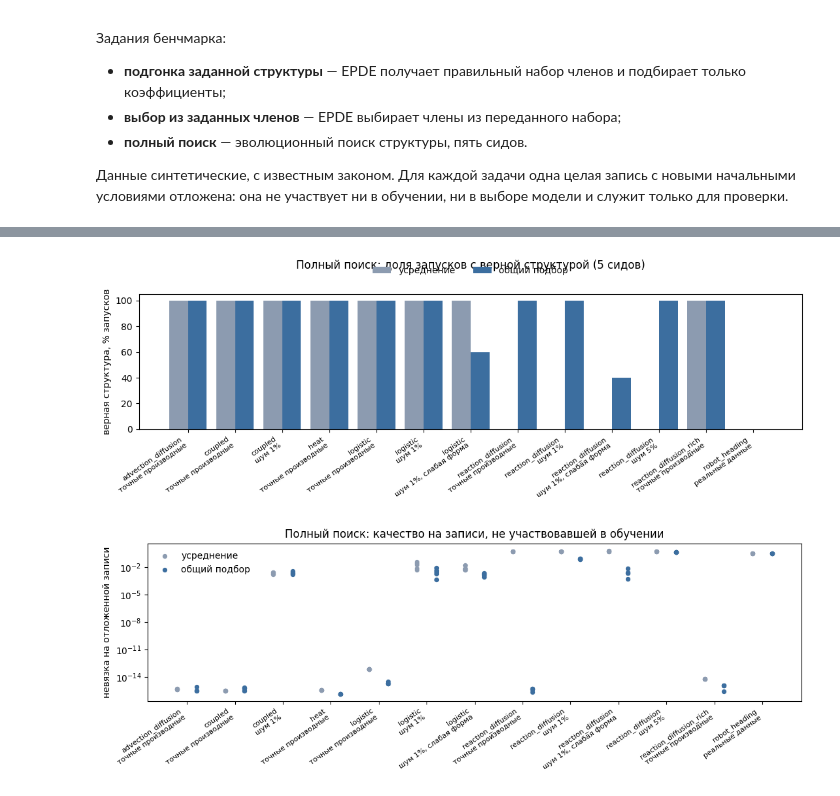
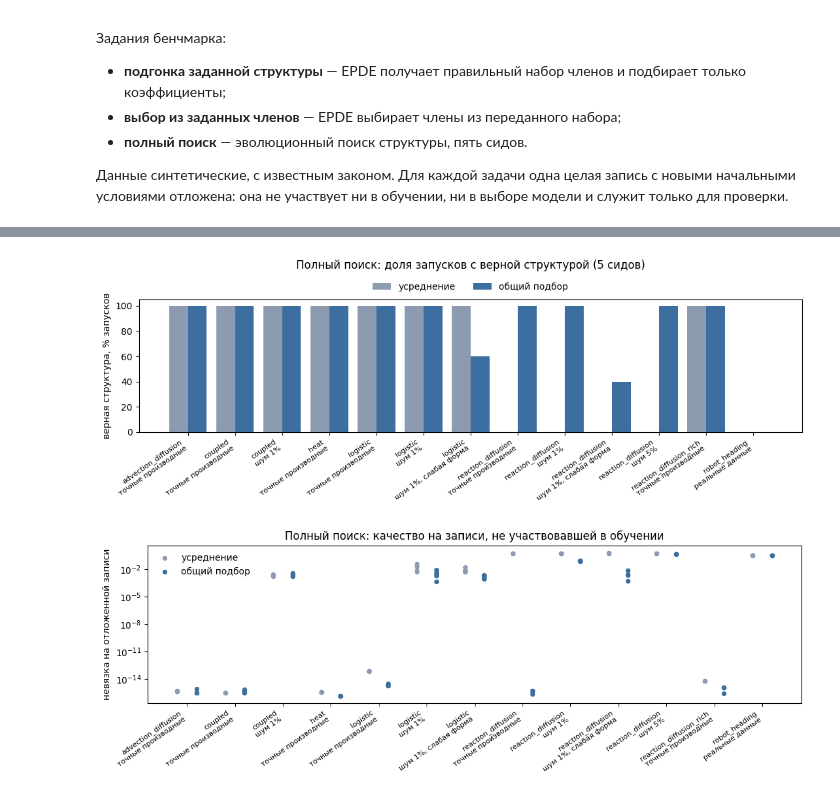
Before and after one commit to MakSoS1/EPDE, a Jupyter notebook: projects/multisample/notebooks/EPDE_multisample_before_after_RU.ipynb, the cells around one changed output, grey strips where cells are left out. Drawn from its saved outputs; the diff is of its cells as text; code cells hidden in the pictures.

```diff
--- a/projects/multisample/notebooks/EPDE_multisample_before_after_RU.ipynb
+++ b/projects/multisample/notebooks/EPDE_multisample_before_after_RU.ipynb
@@ -219,6 +235,8 @@ def load(label):
             'структура верна': (all(s is True for s in support) if support and None not in support else np.nan),
             'верное на фронте': bool(result.get('truth_on_front')),
             'ошибка коэффициентов': max(errors) if errors and None not in errors else np.nan,
+            'закон найден': (bool(errors) and None not in errors and all(s is True for s in support)
+                             and max(errors) < 0.1),
             'невязка на отложенной записи': float(np.mean(holdout)) if holdout else np.nan,
             'уравнение': ' | '.join(e['text'] for e in equations),
             'сообщение': result.get('error') or result.get('reason') or '',
@@ -275,5 +296,7 @@ changed[KEY[:5] + ['сид', 'статус до', 'статус сейчас', '
 # %%
-discovery = current[current['этап'] == 'discovery'].copy()
+SECOND = ['oscillator_modes', 'oscillator', 'wave', 'klein_gordon']
+discovery_all = current[current['этап'] == 'discovery'].copy()
+discovery = discovery_all[~discovery_all['задача'].isin(SECOND)].copy()
 discovery['условия'] = discovery.apply(
     lambda r: ('точные производные' if r['производные'] == 'analytic' else
                'реальные данные' if r['шум'] == 0 else f"шум {r['шум']:.0%}")
@@ -281,10 +304,12 @@ discovery['условия'] = discovery.apply(
 table = (discovery.groupby(['задача', 'условия', 'режим'])
          .agg(запусков=('сид', 'size'), верных=('структура верна', 'sum'),
               на_фронте=('верное на фронте', 'sum'),
+              закон=('закон найден', 'sum'),
               ошибка_коэфф=('ошибка коэффициентов', 'median'),
               невязка=('невязка на отложенной записи', 'median'))
          .unstack('режим'))
 table['верных'] = table['верных'].astype(int)
 table['на_фронте'] = table['на_фронте'].astype(int)
+table['закон'] = table['закон'].astype(int)
 table.style.format({c: '{:.2e}' for c in table.columns if c[0] in ('ошибка_коэфф', 'невязка')})
 # %% [output]
@@ -307,19 +332,19 @@ table.style.format({c: '{:.2e}' for c in table.columns if c[0] in ('ошибка
 # %%
 rates = (discovery.groupby(['задача', 'условия', 'режим'])['структура верна'].mean().unstack('режим'))
 labels = [f'{t}\n{c}' for t, c in rates.index]
 fig, ax = plt.subplots(figsize=(11, 4))
 x = np.arange(len(rates))
 ax.bar(x - 0.2, rates['mean'] * 100, 0.4, label='усреднение', color='#8C9BB0')
 ax.bar(x + 0.2, rates['joint'] * 100, 0.4, label='общий подбор', color='#3C6E9F')
 ax.set_xticks(x, labels, rotation=35, ha='right', fontsize=8)
 ax.set_ylabel('верная структура, % запусков')
 ax.set_ylim(0, 105)
-ax.legend(frameon=False, ncol=2, loc='lower center', bbox_to_anchor=(0.5, 1.08))
-ax.set_title('Полный поиск: доля запусков с верной структурой (5 сидов)', pad=28)
+ax.legend(frameon=False, ncol=2, loc='lower center', bbox_to_anchor=(0.5, 1.0))
+ax.set_title('Полный поиск: доля запусков с верной структурой (5 сидов)', pad=34)
 plt.tight_layout()
 plt.show()
 # %% [output]
-[figure, old version]
+[figure, new version]
 # %%
 fig, ax = plt.subplots(figsize=(11, 4))
 groups = list(rates.index)
```
Also changed, not shown: parts of 16 cells of this notebook, 1 other file.
